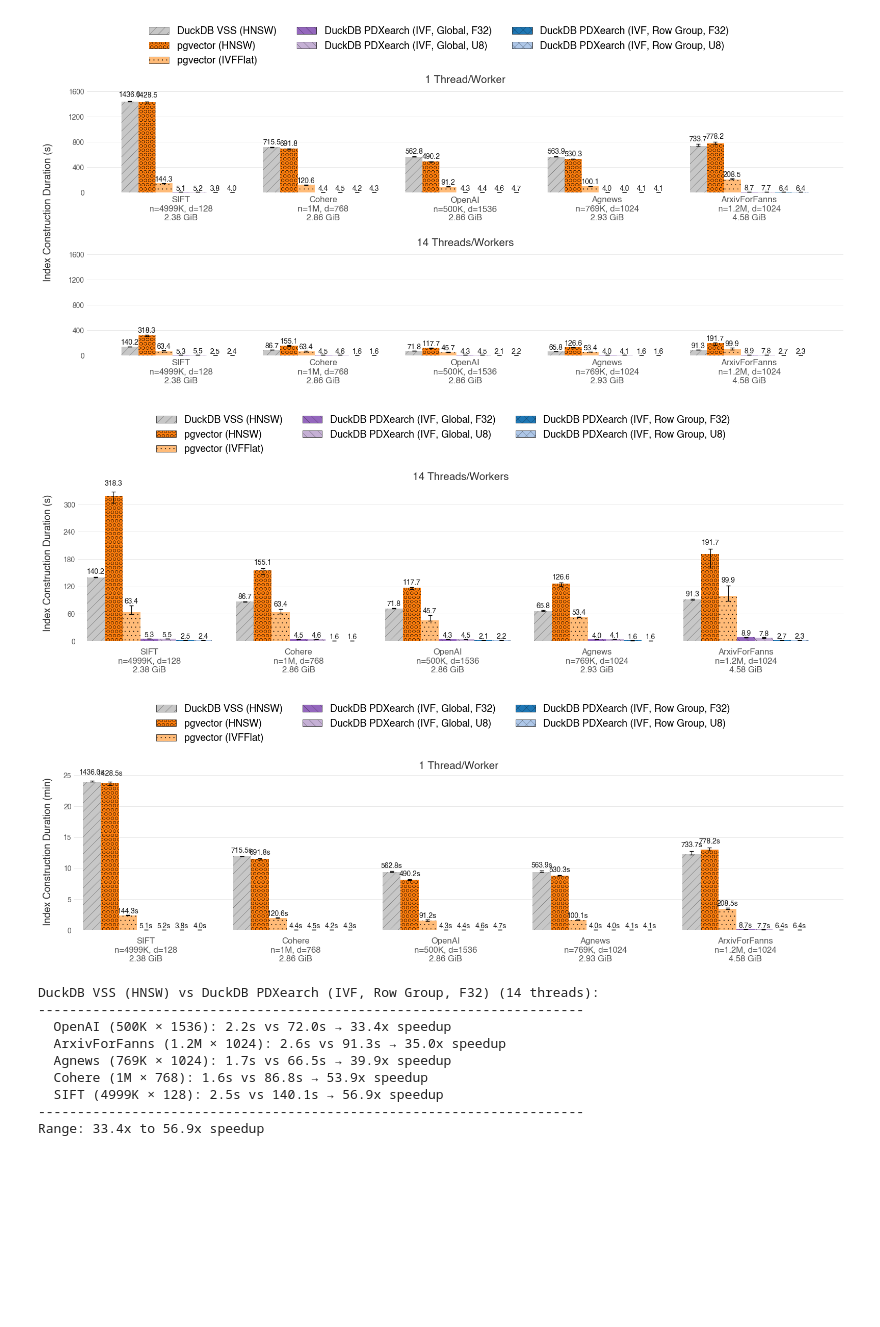
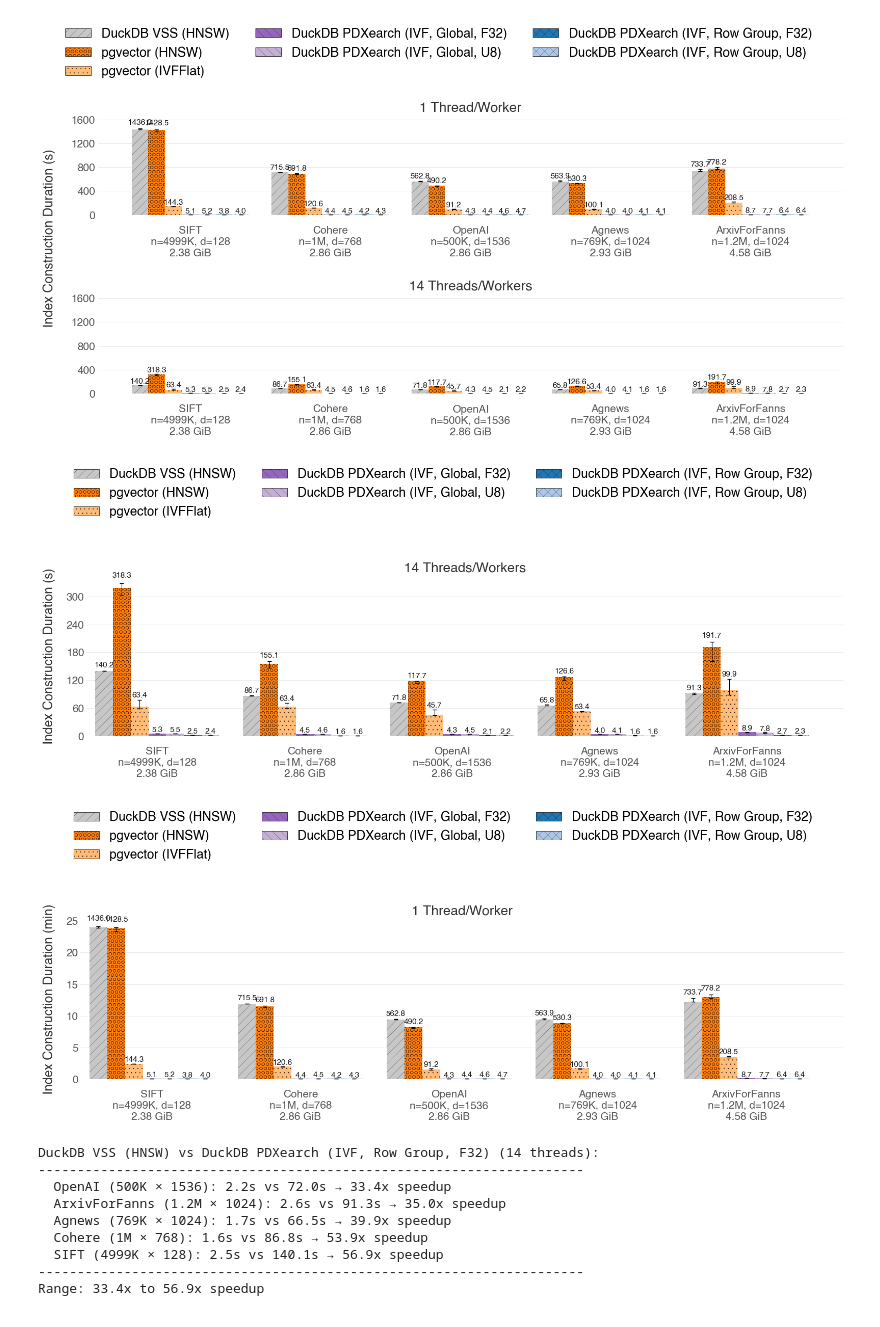
Before and after one commit to Noorts/vss-benchmarks, a Jupyter notebook: analysis/index_creation.ipynb, the cells around one changed output. Drawn from its saved outputs; the diff is of its cells as text; code cells hidden in the pictures; blank space fills up the shorter version.

Commit message:
feat: update index creation plot and set common styling

```diff
--- a/analysis/index_creation.ipynb
+++ b/analysis/index_creation.ipynb
@@ -151,7 +151,7 @@ all_index_types = [idx for idx in INDEX_ORDER if idx in all_index_types]
 n_index_types = len(all_index_types)
 
 # Create 2 subplots: one for 1T, one for 14T (stacked vertically)
-fig, axes = plt.subplots(2, 1, figsize=(16, 7), sharey=False)
+fig, axes = plt.subplots(2, 1, figsize=(16, 8), sharey=False)
 axes = axes.flatten()  # Flatten to make indexing easier
 
 bar_width = 0.45  # Width of each bar
@@ -241,38 +241,38 @@ for ax_idx, target_threads in enumerate([1, 14]):
     ax.set_axisbelow(True)
 
     # Spine adjustments (remove top and right)
     ax.spines['top'].set_visible(False)
     ax.spines['right'].set_visible(False)
     ax.spines['left'].set_visible(False)
     ax.spines['bottom'].set_visible(False)
 
     # Y-axis limits and locator (use same limits as graph 1)
     ax.set_ylim(0, shared_max_y)
     ax.yaxis.set_major_locator(MaxNLocator(nbins=5))
 
-    ax.tick_params(axis='y', colors=TICK_FONTS_COLOR)
+    ax.tick_params(axis='y', colors=TICK_FONTS_COLOR, labelsize=TICK_FONTSIZE)
     ax.tick_params(axis='both', length=0)
-    ax.tick_params(axis='x', pad=5)  # Increase spacing between x-axis labels and axis
+    ax.tick_params(axis='x', pad=15)  # Increase spacing between x-axis labels and axis
 
 # Shared legend - create handles for all index types
 legend_handles = []
 legend_labels = []
 for index_type in all_index_types:
     color = index_colors.get(index_type, "#808080")
     hatch = index_hatches.get(index_type, "")
     legend_handles.append(Patch(facecolor=color, hatch=hatch, edgecolor='black', linewidth=0.5))
     legend_labels.append(index_type)
 
 fig.legend(legend_handles, legend_labels, loc="upper center", ncols=math.ceil(len(all_index_types) / 3),
           frameon=False, fontsize=LABEL_FONTSIZE, bbox_to_anchor=(0.5, 1.04))
 
 fig.supylabel("Index Construction Duration (s)", fontsize=LABEL_FONTSIZE, color=FONT_COLOR)
-fig.tight_layout(rect=[0.02, 0, 1, 0.90])
-fig.subplots_adjust(hspace=0.55)
+fig.tight_layout(rect=[0.02, 0, 1, 0.85])
+fig.subplots_adjust(hspace=0.80)
 # plt.show()
 save_fig("index_creation")
 # %% [output]
-[figure, old version]
+[figure, new version]
 # %%
 # ---------------------------------------------------------------------------
 # 3b. Plot: 14 Threads/Workers only — one subplot per dataset
@@ -305,7 +305,7 @@ bar_width = 0.45
 group_width = n_index_types * bar_width + 0.2
 group_spacing = 0.4
 
-fig, ax = plt.subplots(1, 1, figsize=(16, 5))
+fig, ax = plt.subplots(1, 1, figsize=(16, 6))
 
 x_base = 0
 x_labels = []
@@ -356,9 +356,9 @@ ax.set_axisbelow(True)
 for spine in ax.spines.values():
     spine.set_visible(False)
 ax.yaxis.set_major_locator(MultipleLocator(60))
-ax.tick_params(axis='y', colors=TICK_FONTS_COLOR)
+ax.tick_params(axis='y', colors=TICK_FONTS_COLOR, labelsize=TICK_FONTSIZE)
 ax.tick_params(axis='both', length=0)
-ax.tick_params(axis='x', pad=10)
+ax.tick_params(axis='x', pad=15)
 
 # Legend
 legend_handles = [
@@ -370,10 +370,10 @@ legend_handles = [
 fig.legend(handles=legend_handles, loc="upper center", ncols=math.ceil(len(all_index_types_14t) / 3),
            frameon=False, fontsize=LABEL_FONTSIZE, bbox_to_anchor=(0.5, 1.08))
 
-fig.tight_layout(rect=[0, 0, 1, 0.85])
+fig.tight_layout(rect=[0, 0, 1, 0.76])
 save_fig("index_creation_14t")
 # %% [output]
-[figure, old version]
+[figure, new version]
 # %%
 # ---------------------------------------------------------------------------
 # 3c. Plot: 1 Thread/Worker only — y-axis in minutes
@@ -406,7 +406,7 @@ bar_width = 0.45
 group_width = n_index_types * bar_width + 0.2
 group_spacing = 0.4
 
-fig, ax = plt.subplots(1, 1, figsize=(16, 5))
+fig, ax = plt.subplots(1, 1, figsize=(16, 6))
 
 x_base = 0
 x_labels = []
@@ -434,7 +434,7 @@ for dataset in datasets:
 
             top = (med_dur + hi_err) / 60
             offset = max(0.01, top * 0.03)
-            ax.text(x, top + offset, f"{med_dur:.1f}s",
+            ax.text(x, top + offset, f"{med_dur:.1f}",
                     ha="center", va="bottom", fontsize=BAR_LABEL_FONTSIZE, color=BAR_TEXT_COLOR)
 
     dataset_label = format_dataset_label(dataset)
@@ -457,9 +457,9 @@ ax.set_axisbelow(True)
 for spine in ax.spines.values():
     spine.set_visible(False)
 ax.yaxis.set_major_locator(MultipleLocator(5))
-ax.tick_params(axis='y', colors=TICK_FONTS_COLOR)
+ax.tick_params(axis='y', colors=TICK_FONTS_COLOR, labelsize=TICK_FONTSIZE)
 ax.tick_params(axis='both', length=0)
-ax.tick_params(axis='x', pad=10)
+ax.tick_params(axis='x', pad=15)
 
 # Legend
 legend_handles = [
@@ -471,10 +471,10 @@ legend_handles = [
 fig.legend(handles=legend_handles, loc="upper center", ncols=math.ceil(len(all_index_types_1t) / 3),
            frameon=False, fontsize=LABEL_FONTSIZE, bbox_to_anchor=(0.5, 1.08))
 
-fig.tight_layout(rect=[0, 0, 1, 0.85])
+fig.tight_layout(rect=[0, 0, 1, 0.76])
 save_fig("index_creation_1t")
 # %% [output]
-[figure, old version]
+[figure, new version]
 # %%
 # ---------------------------------------------------------------------------
 # 4. Speedup: DuckDB VSS vs DuckDB PDXearch (Row Group) — 14 threads only
```
Also changed, not shown: parts of 1 cell of this notebook, 1 other file.
